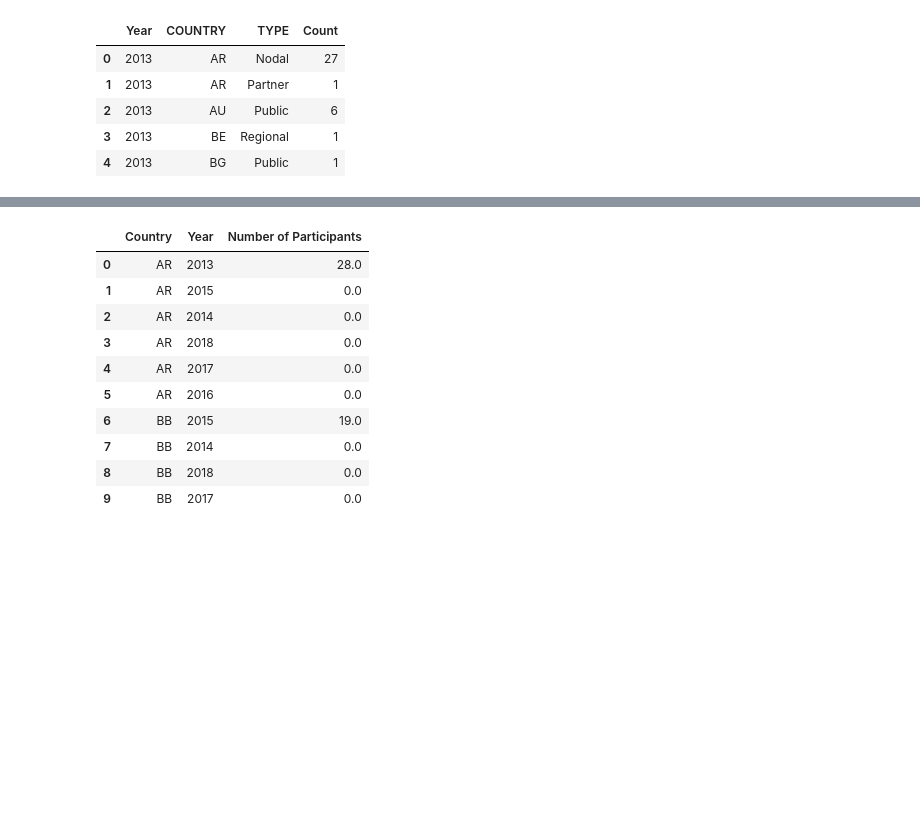
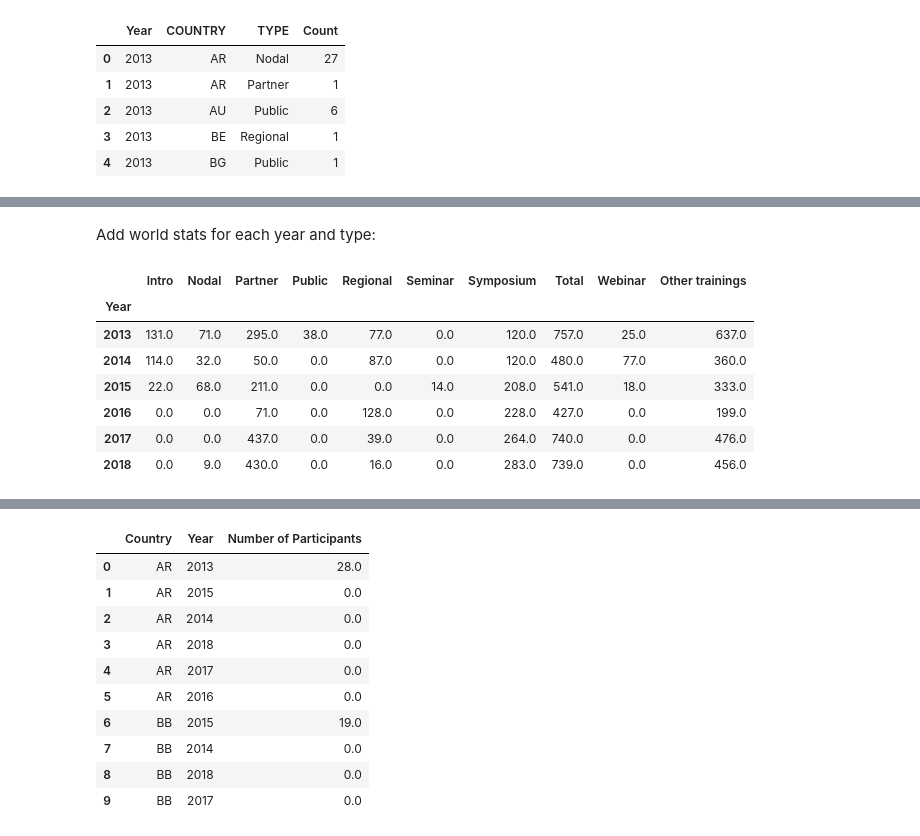
Before and after one commit to charlottegiseleweil/natcap-training-viz, a Jupyter notebook: Preprocessing/Preprocessing_shikhar.ipynb, the cells around one changed output, grey strips where cells are left out. Drawn from its saved outputs; the diff is of its cells as text; code cells hidden in the pictures; blank space fills up the shorter version.

```diff
--- a/Preprocessing/Preprocessing_shikhar.ipynb
+++ b/Preprocessing/Preprocessing_shikhar.ipynb
@@ -216,0 +291,46 @@ type_grouped_by_year_and_country.head()
+# %% [markdown]
+Add world stats for each year and type:
+# %%
+data = pd.read_excel('../Data/PARTICIPANT LISTS - 2013-present.xlsx', sheet_name=None, header=1)
+### People trained
+
+attendance = pd.DataFrame()
+
+# years
+for yr in data.keys():
+
+    attendance = attendance.append({'Year': yr,
+
+                                    # number of participants (P) for year yr
+                                    'Total' : len(data[yr][data[yr]['P/I']=='P']),
+
+                                    # number of participants for year yr per type
+                                    'Intro' : len(data[yr][(data[yr]['P/I']=='P') & (data[yr]['TYPE']=='Intro')]),
+                                    'Nodal' : len(data[yr][(data[yr]['P/I']=='P') & (data[yr]['TYPE']=='Nodal')]),
+                                    'Partner':len(data[yr][(data[yr]['P/I']=='P') & (data[yr]['TYPE']=='Partner')]),
+                                    'Public': len(data[yr][(data[yr]['P/I']=='P') & (data[yr]['TYPE']=='Public')]),
+                                    'Regional': len(data[yr][(data[yr]['P/I']=='P') & (data[yr]['TYPE']=='Regional')]),
+                                    'Seminar': len(data[yr][(data[yr]['P/I']=='P') & (data[yr]['TYPE']=='Seminar')]),
+                                    'Symposium': len(data[yr][(data[yr]['P/I']=='P') & (data[yr]['TYPE']=='Symposium')]),
+                                    'Webinar': len(data[yr][(data[yr]['P/I']=='P') & (data[yr]['TYPE']=='Webinar')]),
+                                    #'Other training': len(data[yr][(data[yr]['P/I']=='P') & (data[yr]['TYPE']=='nan')])
+                                   },
+                                   ignore_index=True)
+
+attendance['Other trainings'] = attendance['Total'] - attendance['Symposium']
+attendance = attendance.sort_values('Year')
+attendance = attendance.set_index('Year')
+
+# Get totals
+# attendance = attendance.append(pd.Series(attendance.sum(numeric_only=True), name='Total'), ignore_index=False)
+
+attendance
+# %% [output]
+|  | Intro | Nodal | Partner | Public | Regional | Seminar | Symposium | Total | Webinar | Other trainings |
+| Year |  |  |  |  |  |  |  |  |  |  |
+| 2013 | 131.0 | 71.0 | 295.0 | 38.0 | 77.0 | 0.0 | 120.0 | 757.0 | 25.0 | 637.0 |
+| 2014 | 114.0 | 32.0 | 50.0 | 0.0 | 87.0 | 0.0 | 120.0 | 480.0 | 77.0 | 360.0 |
+| 2015 | 22.0 | 68.0 | 211.0 | 0.0 | 0.0 | 14.0 | 208.0 | 541.0 | 18.0 | 333.0 |
+| 2016 | 0.0 | 0.0 | 71.0 | 0.0 | 128.0 | 0.0 | 228.0 | 427.0 | 0.0 | 199.0 |
+| 2017 | 0.0 | 0.0 | 437.0 | 0.0 | 39.0 | 0.0 | 264.0 | 740.0 | 0.0 | 476.0 |
+| 2018 | 0.0 | 9.0 | 430.0 | 0.0 | 16.0 | 0.0 | 283.0 | 739.0 | 0.0 | 456.0 |
```
Also changed, not shown: parts of 25 cells of this notebook, 5 other files.
